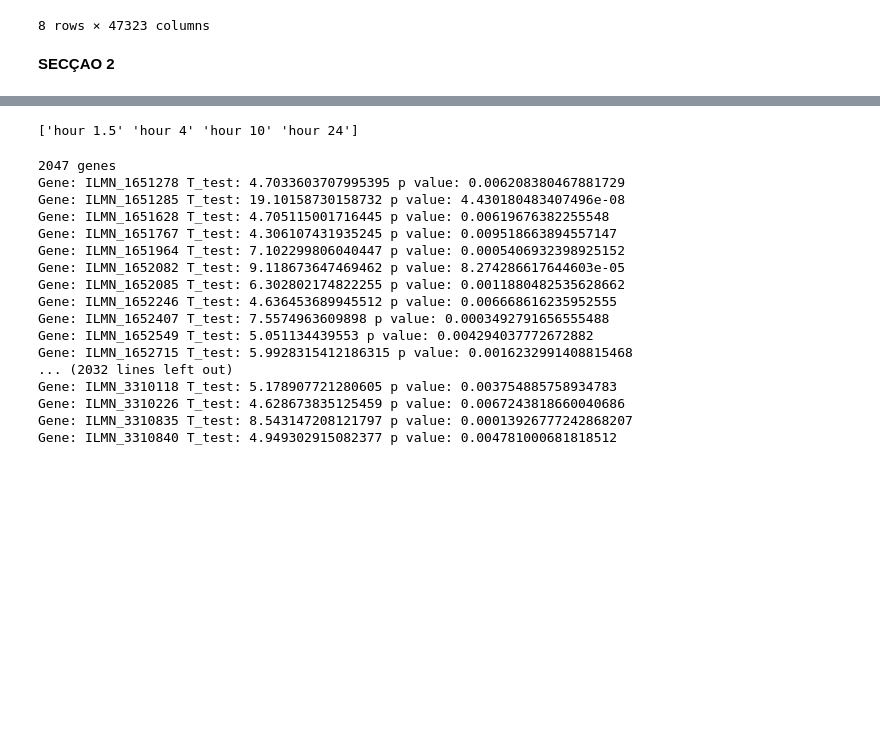
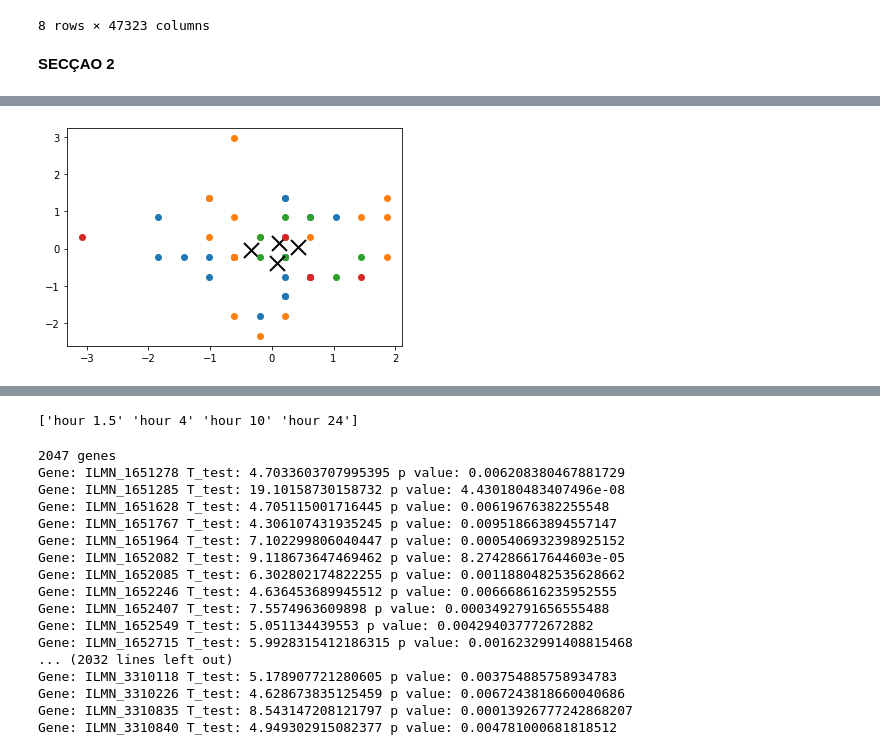
Before and after one commit to monicaccmartins/Bioinformatica, a Jupyter notebook: Bionf - projeto/PROJETO.ipynb, the cells around one changed output, grey strips where cells are left out. Cells and saved outputs as stored; diff of their text form; code cells hidden in the pictures; blank space fills up the shorter version.

```diff
--- a/Bionf - projeto/PROJETO.ipynb
+++ b/Bionf - projeto/PROJETO.ipynb
@@ -210,0 +237,10 @@ pd.crosstab(labels, meta['time'], rownames=['clusters'] )
+# %%
+for i in range(k):
+    ds = data_scale[np.where(labels==i)]
+    plt.plot(ds[:,0],ds[:,1],'o')
+    lines = plt.plot(centroids[i,0],centroids[i,1],'kx')
+    plt.setp(lines,ms=15.0)
+    plt.setp(lines,mew=2.0)
+plt.show()
+# %% [output]
+[figure, added]
```
Also changed, not shown: parts of 43 cells of this notebook.
